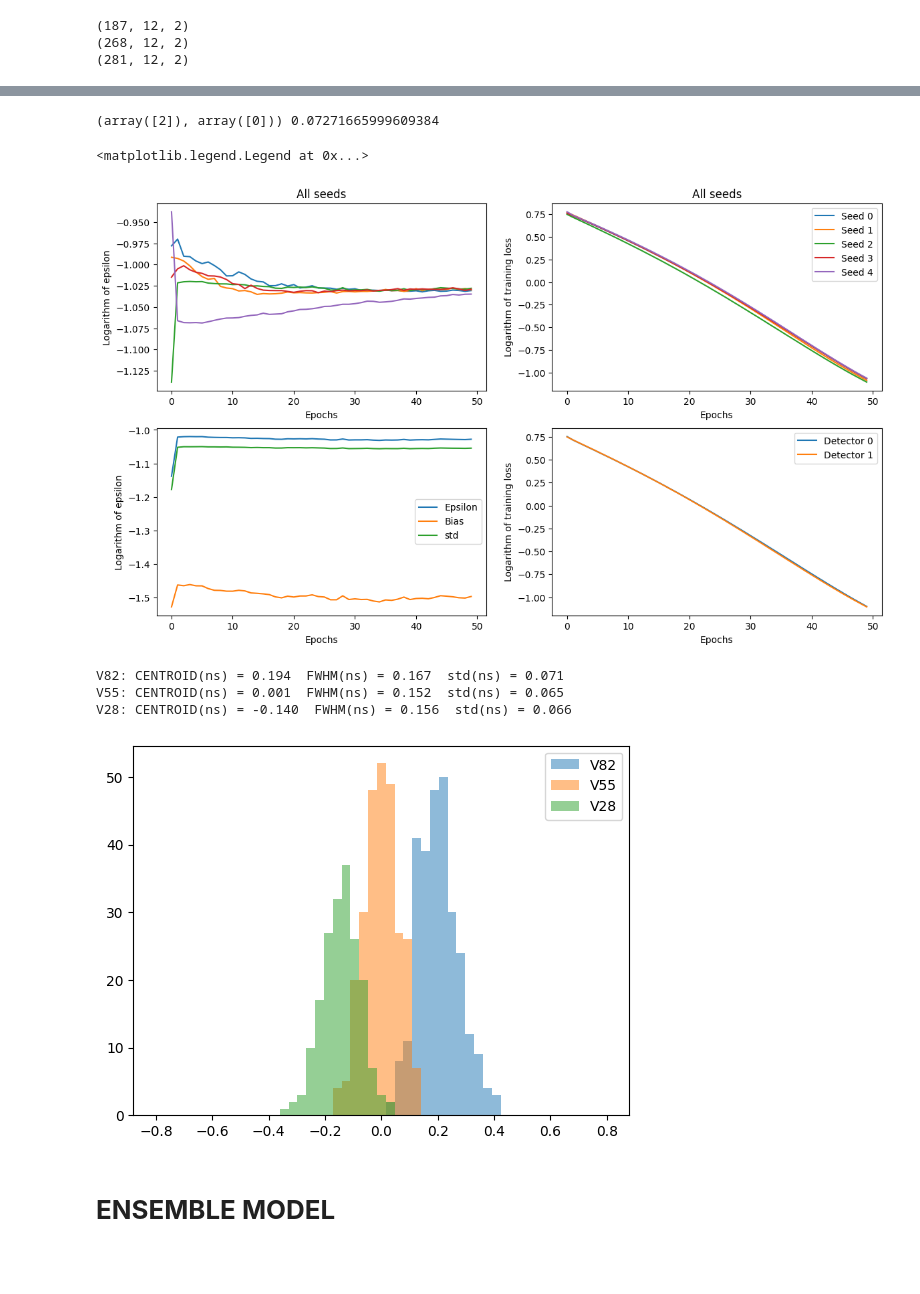
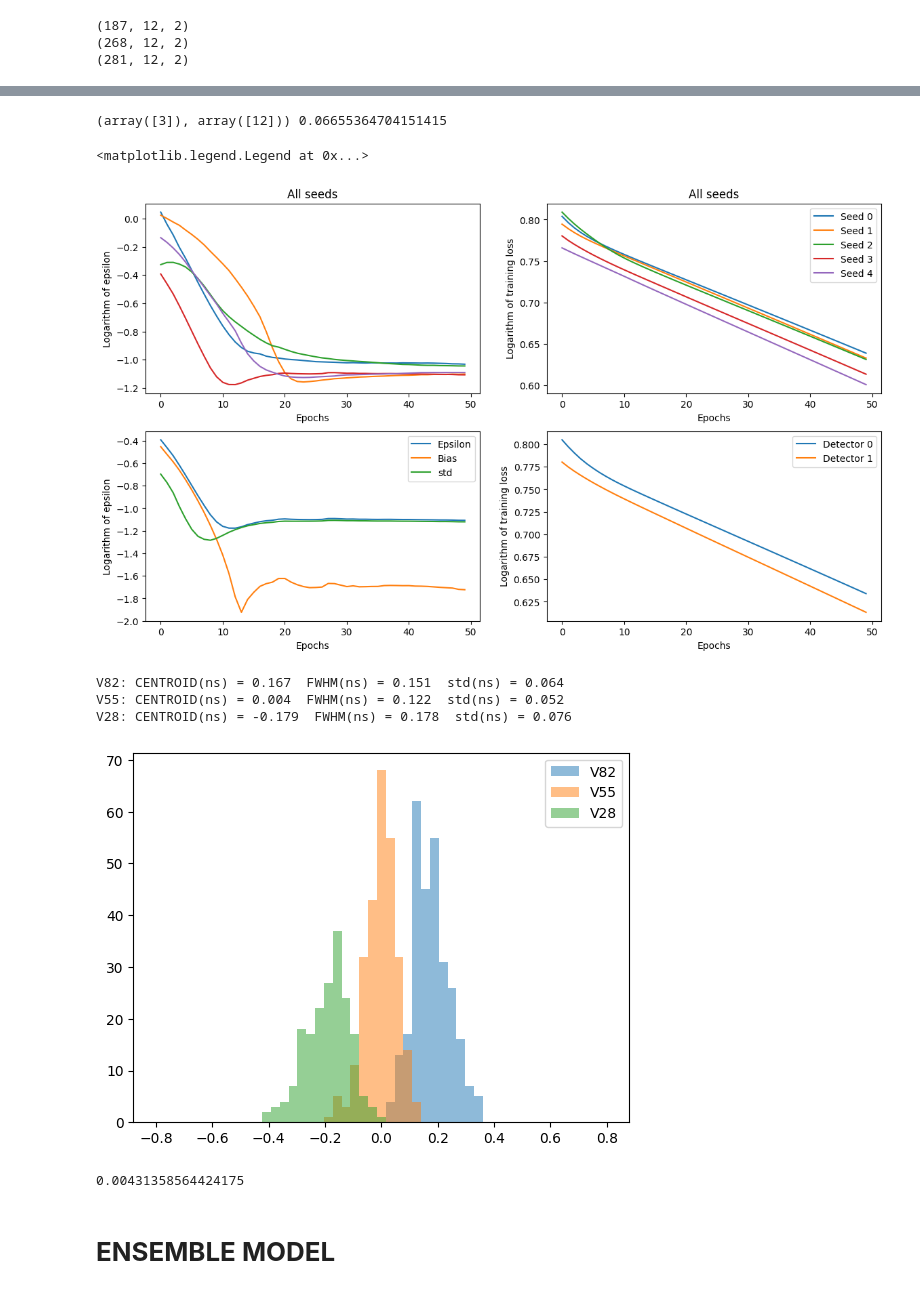
Before and after one commit to wjosefw/Signal-processing-with-Neural-networks, a Jupyter notebook: simulados_plus_reales.ipynb, the cells around one changed output, grey strips where cells are left out. Saved outputs shown, nothing was run; the diff lists cells and outputs as text; code cells hidden in the pictures; blank space fills up the shorter version.

```diff
--- a/simulados_plus_reales.ipynb
+++ b/simulados_plus_reales.ipynb
@@ -429,6 +442,9 @@ TOFN_V28_list = []
 TOFN_V55_list = []
 TOFN_V82_list = []
 
+directory = '/home/josea/temporal/'
+
+
 for i in range(num_semillas):
   #tf.random.set_seed(seed_value)
 
@@ -441,8 +457,8 @@ for i in range(num_semillas):
   opt_dec0 = tf.keras.optimizers.AdamW(learning_rate=1e-4)
   opt_dec1 = tf.keras.optimizers.AdamW(learning_rate=1e-4)
 
-  model_dec0.compile(optimizer=opt_dec0,loss=custom_loss)
-  model_dec1.compile(optimizer=opt_dec1,loss=custom_loss)
+  model_dec0.compile(optimizer=opt_dec0,loss='MSE')
+  model_dec1.compile(optimizer=opt_dec1,loss='MSE')
 
   squared_sum = []
   MEC = []
@@ -454,8 +470,8 @@ for i in range(num_semillas):
   TOFN_V82_epoch = []
 
   for epoch in range(epochs):
-     history_dec0 = model_dec0.fit(x=[M_Train_dec0[:,:,0], M_Train_dec0[:,:,1]],y = REF_train_dec0, epochs=10, batch_size = 512, shuffle = True, verbose=1)
-     history_dec1 = model_dec1.fit(x=[M_Train_dec1[:,:,0], M_Train_dec1[:,:,1]],y = REF_train_dec1, epochs=10, batch_size = 512, shuffle = True, verbose=1)
+     history_dec0 = model_dec0.fit(x=[M_Train_dec0[:,:,0], M_Train_dec0[:,:,1]],y = REF_train_dec0, epochs=1, batch_size = 512, shuffle = True, verbose=1)
+     history_dec1 = model_dec1.fit(x=[M_Train_dec1[:,:,0], M_Train_dec1[:,:,1]],y = REF_train_dec1, epochs=1, batch_size = 512, shuffle = True, verbose=1)
 
      loss_dec0.append(history_dec0.history['loss'][-1])
      loss_dec1.append(history_dec1.history['loss'][-1])
@@ -496,8 +512,8 @@ for i in range(num_semillas):
      MEC.append(mean_error_centroid)
      MSTD.append(mean_std)
 
-     #model_dec0.save(directory + 'model_dec0_' + str(i) + '.h5')
-     #model_dec1.save(directory + 'model_dec1_' + str(i) + '.h5')
+     model_dec0.save(directory + 'model_dec0_' + str(i) + '_' + str(epoch) + '.h5')
+     model_dec1.save(directory + 'model_dec1_' + str(i) + '_' + str(epoch) + '.h5')
 
   training_loss_dec0.append(loss_dec0)
   training_loss_dec1.append(loss_dec1)
@@ -549,7 +547,7 @@ training_loss_dec1 = np.array(training_loss_dec1, dtype = 'float64')
 
 
 print(np.where(epsilon == np.min(epsilon)), np.min(epsilon))
-index = 2
+index = 3
 plt.figure(figsize=(14,8))
 
 plt.subplot(2,2,1)
@@ -561,37 +559,37 @@ plt.xlabel('Epochs')
 plt.title('All seeds')
 
 plt.subplot(2,2,2)
 for i in range(training_loss_dec0.shape[0]):
   label = 'Seed' + ' ' + str(i)
   #plt.plot(np.log10(training_loss_dec0[i,:]),label=label)
   plt.plot(np.log10(training_loss_dec1[i,:]),label=label)
 plt.legend()
 plt.ylabel('Logarithm of training loss')
 plt.xlabel('Epochs')
 plt.title('All seeds')
 
 
 plt.subplot(2,2,3)
 plt.plot(np.log10(epsilon[index,:]), label = 'Epsilon')
 plt.plot(np.log10(bias[index,:]), label = 'Bias')
 plt.plot(np.log10(std[index,:]), label = 'std')
 plt.legend()
 plt.ylabel('Logarithm of epsilon')
 plt.xlabel('Epochs')
 
 plt.subplot(2,2,4)
 plt.plot(np.log10(training_loss_dec0[index,:]),label='Detector 0')
 plt.plot(np.log10(training_loss_dec1[index,:]),label='Detector 1')
 plt.ylabel('Logarithm of training loss')
 plt.xlabel('Epochs')
 
 plt.legend()
 # %% [output]
-(array([2]), array([0])) 0.07271665999609384
+(array([3]), array([12])) 0.06655364704151415
 <matplotlib.legend.Legend at 0x...>
-[figure, old version]
+[figure, new version]
 # %%
-epoch = 0
+epoch = 12
 #------------------------------------------- Histogram and gaussian fit -----------------------------------------------
 nbins=51
 histogN_V82, binsN, patchesN  = plt.hist(-1*(TOFN_V82_array[index,epoch,:]) + np.mean(TOFN_V55_array[index,epoch,:]),bins=nbins,range=[-0.8,0.8],alpha = 0.5,label='V82');
@@ -618,9 +616,19 @@ print("V82: CENTROID(ns) = %.3f  FWHM(ns) = %.3f  std(ns) = %.3f" % (x0N_V82, FW
 print("V55: CENTROID(ns) = %.3f  FWHM(ns) = %.3f  std(ns) = %.3f" % (x0N_V55, FWHMN_V55, sigmaN_V55))
 print("V28: CENTROID(ns) = %.3f  FWHM(ns) = %.3f  std(ns) = %.3f" % (x0N_V28, FWHMN_V28, sigmaN_V28))
 # %% [output]
-V82: CENTROID(ns) = 0.194  FWHM(ns) = 0.167  std(ns) = 0.071
-V55: CENTROID(ns) = 0.001  FWHM(ns) = 0.152  std(ns) = 0.065
-V28: CENTROID(ns) = -0.140  FWHM(ns) = 0.156  std(ns) = 0.066
+V82: CENTROID(ns) = 0.167  FWHM(ns) = 0.151  std(ns) = 0.064
+V55: CENTROID(ns) = 0.004  FWHM(ns) = 0.122  std(ns) = 0.052
+V28: CENTROID(ns) = -0.179  FWHM(ns) = 0.178  std(ns) = 0.076
-[figure, old version]
+[figure, new version]
+# %%
+Error_V82 = (-1*(TOFN_V82_array[index,epoch,:]) + np.mean(TOFN_V55_array[index,epoch,:]) - 0.2)**2
+Error_V55 = (-1*(TOFN_V55_array[index,epoch,:]) + np.mean(TOFN_V55_array[index,epoch,:]))**2
+Error_V28 = (-1*(TOFN_V28_array[index,epoch,:]) + np.mean(TOFN_V55_array[index,epoch,:]) + 0.2)**2
+
+Error = np.concatenate((Error_V82, Error_V55, Error_V28))
+MSE = np.mean(Error)
+print(MSE)
+# %% [output]
+0.00431358564424175
 # %% [markdown]
 # **ENSEMBLE MODEL**
```
Also changed, not shown: parts of 11 cells of this notebook.
